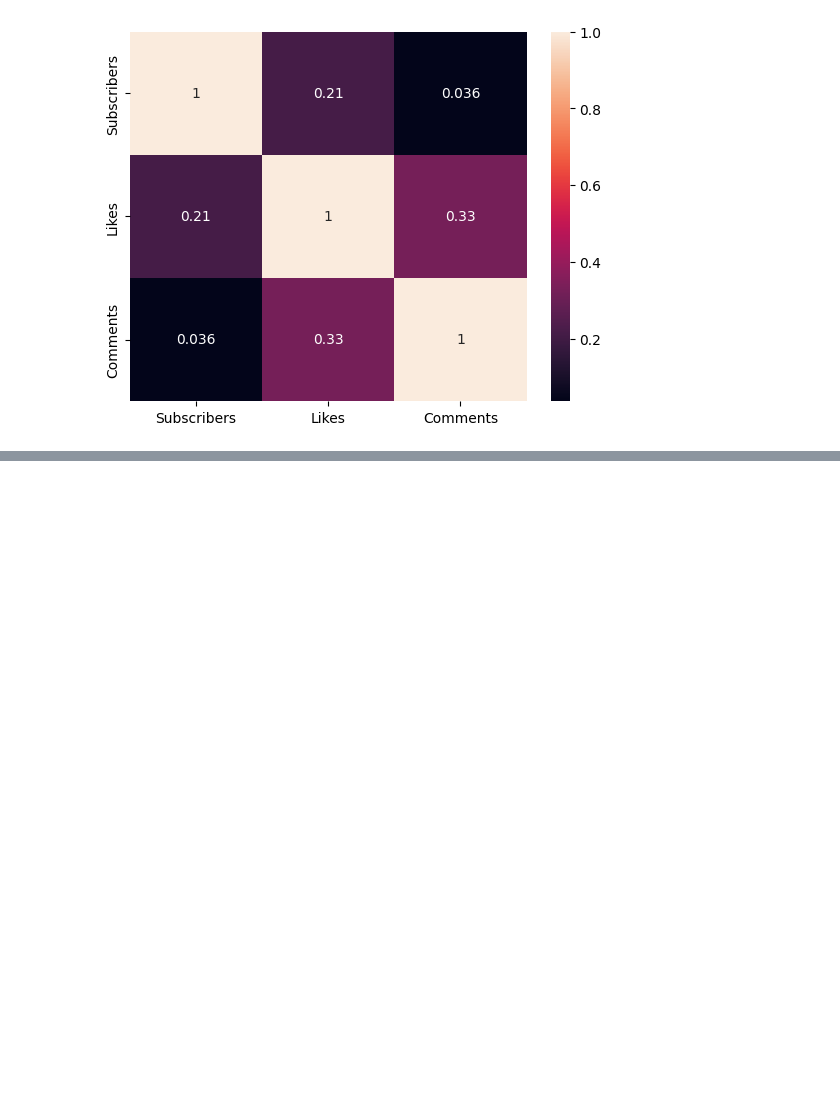
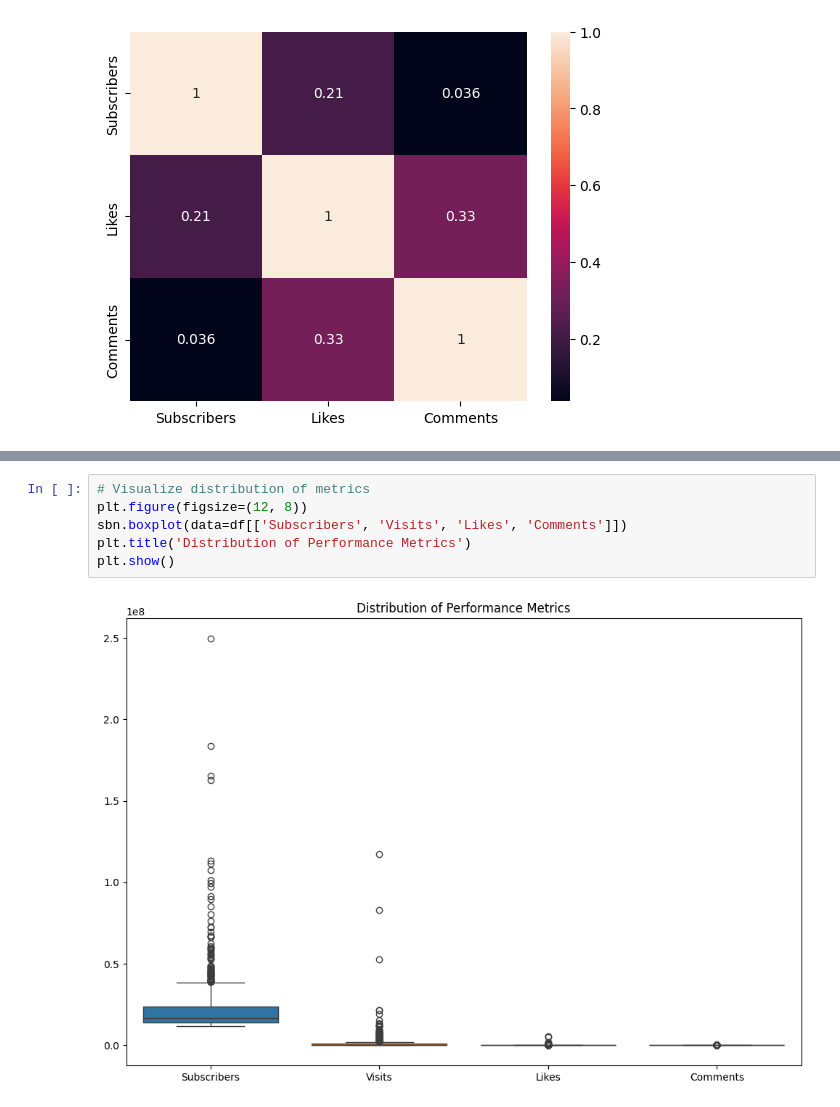
Before and after one commit to idah-github/DA-TASK-INTERN-CAREER, a Jupyter notebook: explore.ipynb, the cells around one changed output, grey strips where cells are left out. Drawn from its saved outputs; the diff is of its cells as text; blank space fills up the shorter version.

```diff
--- a/explore.ipynb
+++ b/explore.ipynb
@@ -219,2 +219,10 @@ df_pl.head(2)
+# %%
+# Visualize distribution of metrics
+plt.figure(figsize=(12, 8))
+sbn.boxplot(data=df[['Subscribers', 'Visits', 'Likes', 'Comments']])
+plt.title('Distribution of Performance Metrics')
+plt.show()
+# %% [output]
+[figure, added]
 # %%
 # df_pl2 =df_pl.transpose()
```
Also changed, not shown: parts of 7 cells of this notebook.
